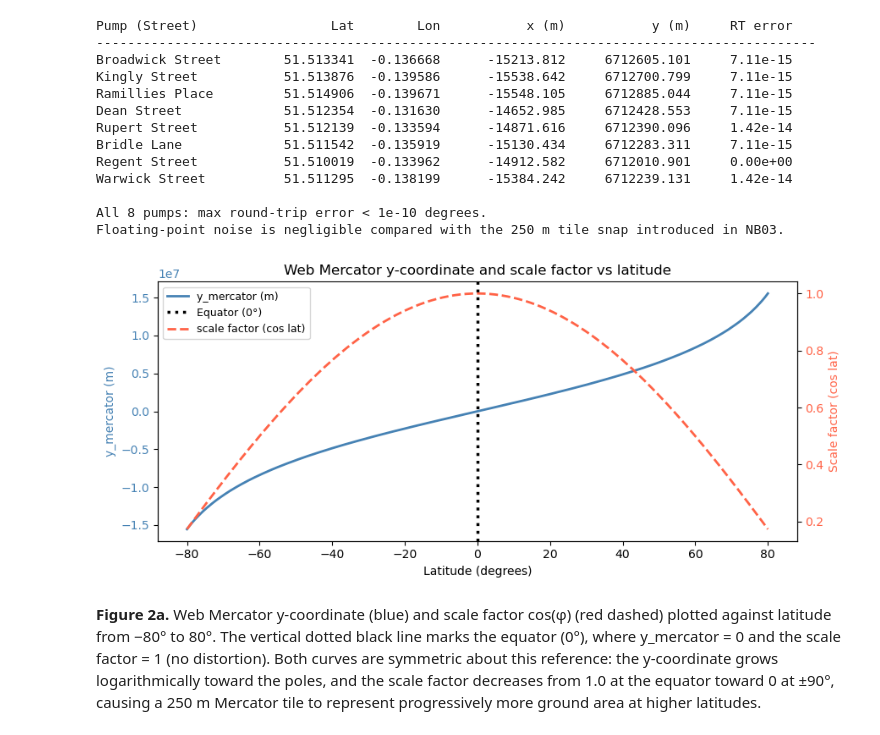
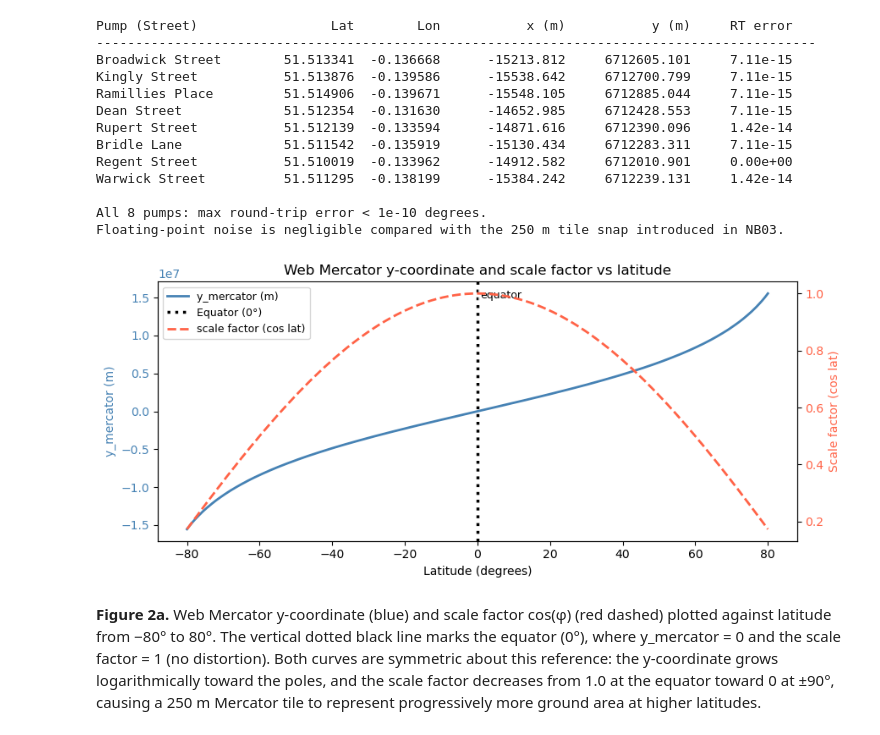
Before and after one commit to PHI-Case-Studies/2026-Map-Encryption-Library, a Jupyter notebook: 02-coordinate-projection.ipynb, the cells around one changed output. Cells and saved outputs as stored; diff of their text form; code cells hidden in the pictures.

Commit message:
NB02 Figure 2a: add 'equator' text label on the reference line
Co-Authored-By: Claude Sonnet 4.6 <noreply@anthropic.com>

```diff
--- a/02-coordinate-projection.ipynb
+++ b/02-coordinate-projection.ipynb
@@ -115,27 +115,31 @@ Floating-point noise is negligible compared with the 250 m tile snap introduced
 # %%
 lats_range = np.linspace(-80, 80, 400)
 y_vals = [_project(lat, 0)[1] for lat in lats_range]
 scale_factors = [math.cos(math.radians(lat)) for lat in lats_range]
 
 fig, ax1 = plt.subplots(figsize=(9, 4))
 ax2 = ax1.twinx()
 ax1.plot(lats_range, y_vals, color="steelblue", linewidth=2, label="y_mercator (m)")
 ax2.plot(lats_range, scale_factors, color="tomato", linewidth=2, linestyle="--",
          label="scale factor (cos lat)")
 ax1.axvline(x=0, color="black", linestyle=":", linewidth=2.5, label="Equator (0°)")
+# x in data coords (latitude), y in axes fraction — positions label near top of the line
+ax1.text(0.8, 0.97, "equator", transform=ax1.get_xaxis_transform(),
+         ha="left", va="top", fontsize=9, color="black",
+         bbox=dict(boxstyle="round,pad=0.2", fc="white", ec="none", alpha=0.7))
 ax1.set_xlabel("Latitude (degrees)")
 ax1.set_ylabel("y_mercator (m)", color="steelblue")
 ax2.set_ylabel("Scale factor (cos lat)", color="tomato")
 ax1.tick_params(axis="y", labelcolor="steelblue")
 ax2.tick_params(axis="y", labelcolor="tomato")
 ax1.set_title("Web Mercator y-coordinate and scale factor vs latitude")
 lines = ax1.get_lines() + ax2.get_lines()
 ax1.legend(lines, [l.get_label() for l in lines], loc="upper left", fontsize=9)
 sns.despine(ax=ax1, right=False)
 plt.tight_layout()
 plt.show()
 # %% [output]
-[figure, old version]
+[figure, new version]
 # %% [markdown]
 **Figure 2a.** Web Mercator y-coordinate (blue) and scale factor cos(φ) (red dashed) plotted against latitude from −80° to 80°. The vertical dotted black line marks the equator (0°), where y_mercator = 0 and the scale factor = 1 (no distortion). Both curves are symmetric about this reference: the y-coordinate grows logarithmically toward the poles, and the scale factor decreases from 1.0 at the equator toward 0 at ±90°, causing a 250 m Mercator tile to represent progressively more ground area at higher latitudes.
 # %% [markdown]
```
